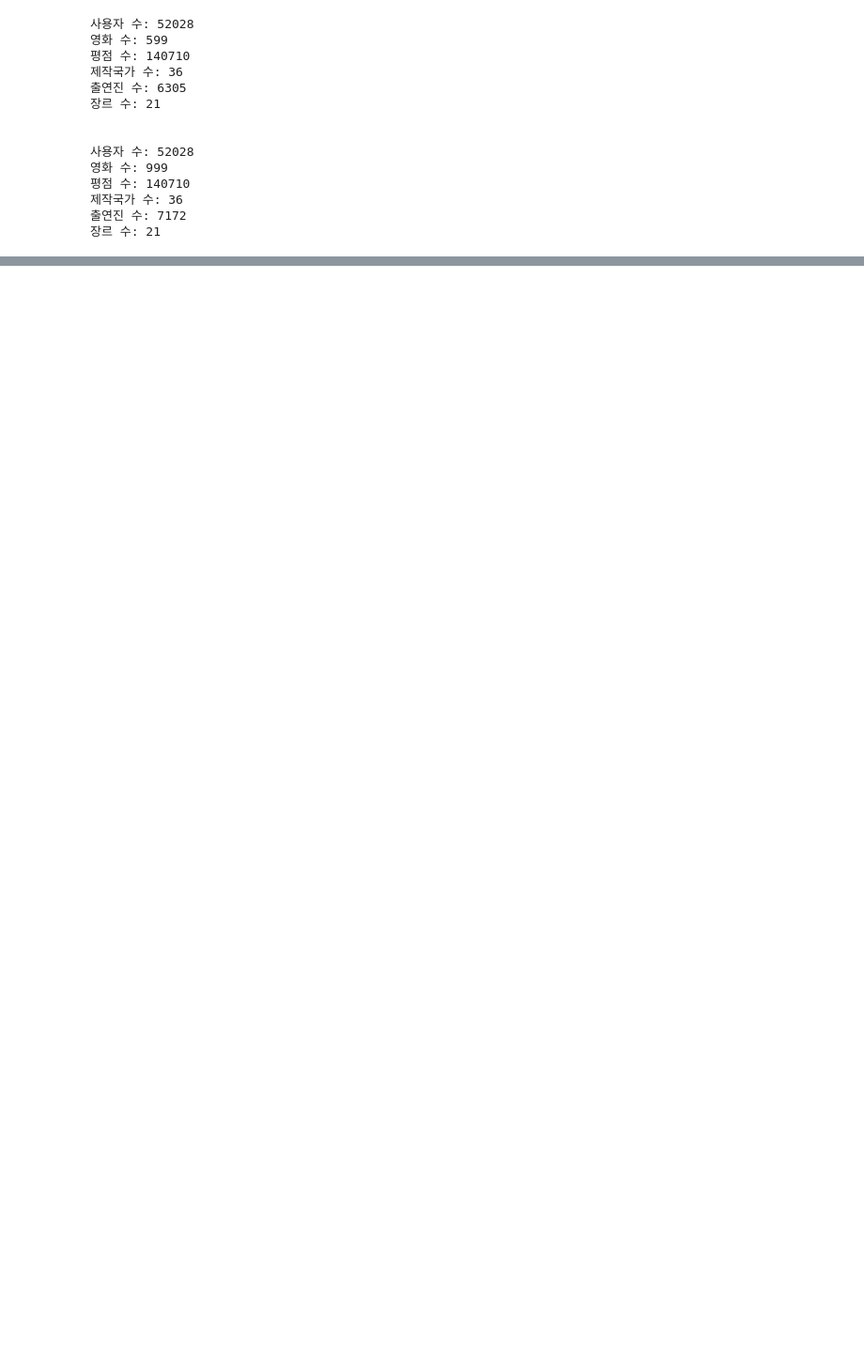
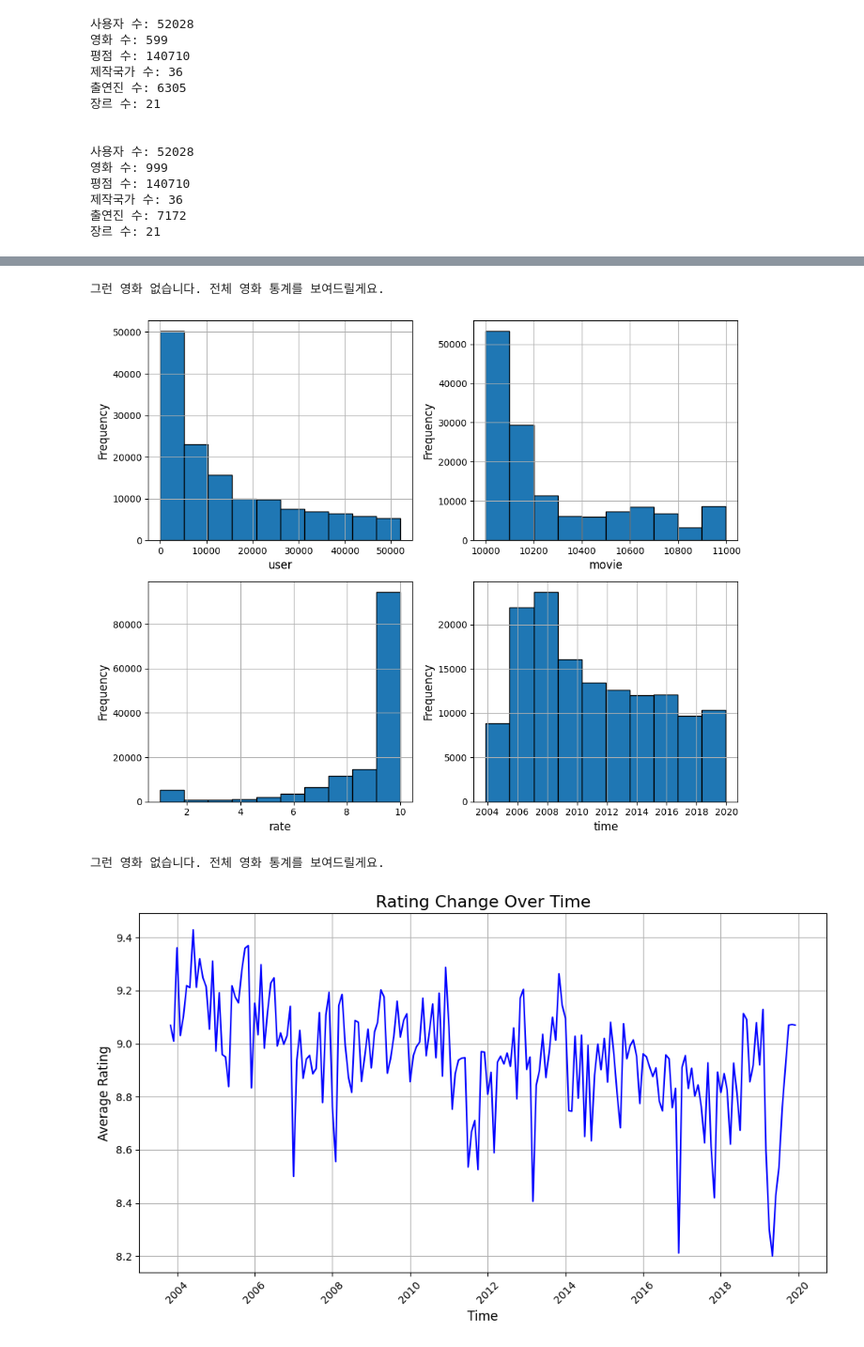
Before and after one commit to Hyungjuk42/Codyssey, a Jupyter notebook: Ch1/2. 데이터셋 조사 및 분석/3_KMRD_결측치_이상치_시각화.ipynb, the cells around one changed output, grey strips where cells are left out. Shown at 94% size. Drawn from its saved outputs; the diff is of its cells as text; code cells hidden in the pictures; blank space fills up the shorter version.

```diff
--- a/Ch1/2. 데이터셋 조사 및 분석/3_KMRD_결측치_이상치_시각화.ipynb
+++ b/Ch1/2. 데이터셋 조사 및 분석/3_KMRD_결측치_이상치_시각화.ipynb
@@ -176,0 +333,67 @@ print(f"장르 수: {len(split_and_eleminate_by_char(set(data_list['genres']['ge
+# %%
+import matplotlib.pyplot as plt
+
+df_movies = data_list_fillna["movies"]
+df_rates = data_list_fillna["rates"]
+def get_movie_id_by_name(name: str):
+    try:
+        result = df_movies[df_movies["title"] == name].reset_index(drop=True)
+        if not result.empty:
+            return result.loc[0, 'movie']
+        else:
+            return None
+    except:
+        return None
+
+
+def get_boxplot_by_moviename(name:str):
+    movie_id = get_movie_id_by_name(name)
+    if movie_id:
+        print(movie_id)
+        df = df_rates[df_rates["movie"] == movie_id]
+    else:
+        print("그런 영화 없습니다. 전체 영화 통계를 보여드릴게요.")
+        df = df_rates
+    fig, axes = plt.subplots(2, 2, figsize=(10, 8))
+    column = df.columns
+    for i in range(2):
+        for j in range(2):
+            axes[i, j].hist(df[column[i * 2 + j]], bins=10, edgecolor='black')
+            axes[i, j].set_xlabel(column[i * 2 + j], fontsize=12)
+            axes[i, j].set_ylabel('Frequency', fontsize=12)
+            axes[i, j].grid(True)
+
+    plt.tight_layout()
+    plt.show()
+
+
+
+def get_plot_by_moviename_timebased(name: str):
+    movie_id = get_movie_id_by_name(name)
+    if movie_id:
+        print(movie_id)
+        df = df_rates[df_rates["movie"] == movie_id]
+    else:
+        print("그런 영화 없습니다. 전체 영화 통계를 보여드릴게요.")
+        df = df_rates
+    df['time'] = pd.to_datetime(df['time'], unit='s')
+    monthly_avg_rating = df.groupby(df['time'].dt.to_period('M'))['rate'].mean()
+    # Plot time-based ratings change
+    plt.figure(figsize=(10, 6))
+    plt.plot(monthly_avg_rating.index.to_timestamp(), monthly_avg_rating.values, marker='', linestyle='-', color='b')
+    plt.title('Rating Change Over Time', fontsize=16)
+    plt.xlabel('Time', fontsize=12)
+    plt.ylabel('Average Rating', fontsize=12)
+    plt.grid(True)
+    plt.xticks(rotation=45)
+    plt.tight_layout()
+    plt.show()
+
+title = input("영화 제목을 입력해주세요")
+get_boxplot_by_moviename(title)
+get_plot_by_moviename_timebased(title)
+# %% [output]
+그런 영화 없습니다. 전체 영화 통계를 보여드릴게요.
+[figure, added]
+그런 영화 없습니다. 전체 영화 통계를 보여드릴게요.
+[figure, added]
```
Also changed, not shown: parts of 9 cells of this notebook, 1 other file.
